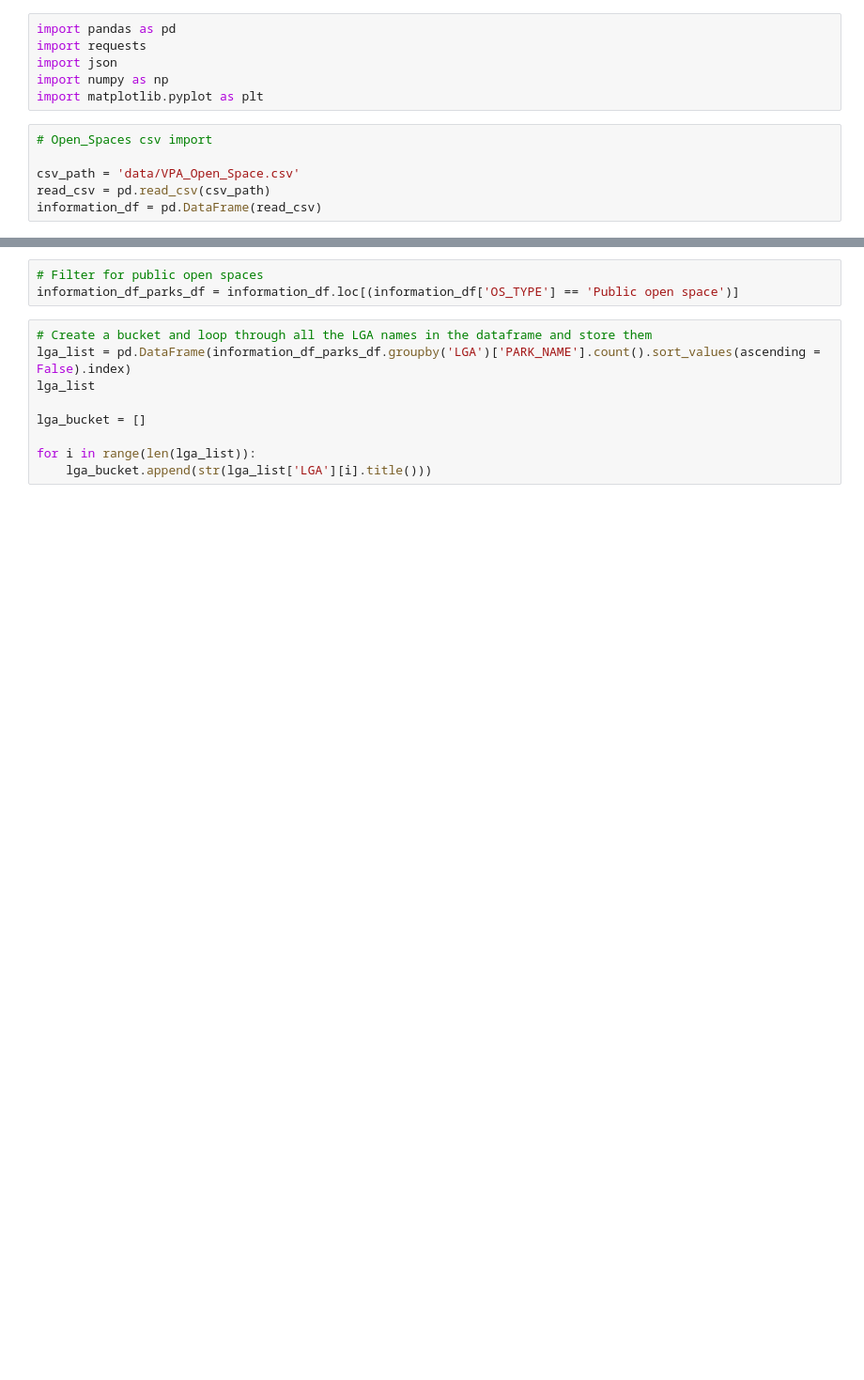
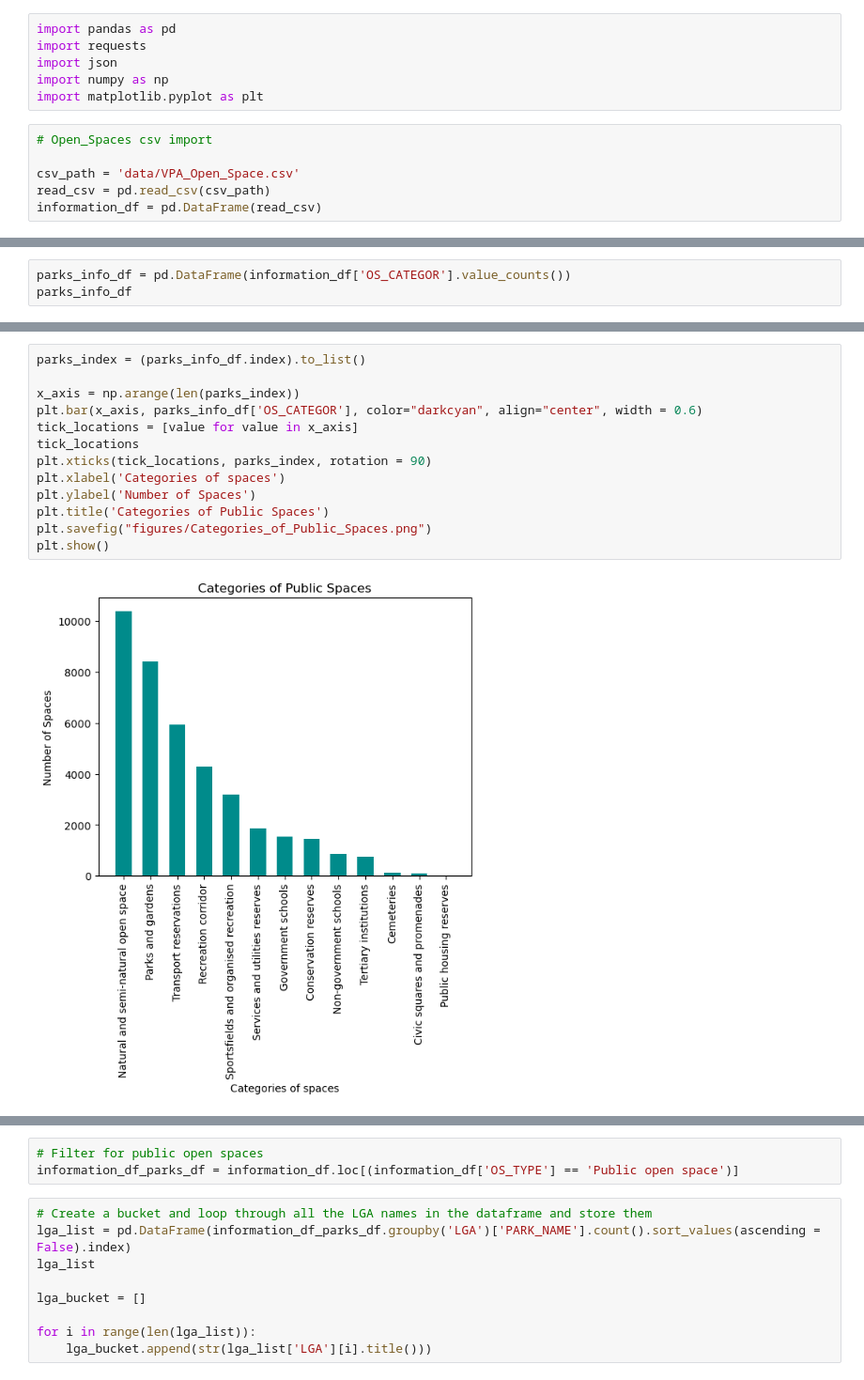
Before and after one commit to au-jr/Group-Project-1, a Jupyter notebook: john_working.ipynb, the cells around one changed output, grey strips where cells are left out. Shown at 94% size. Drawn from its saved outputs; the diff is of its cells as text; blank space fills up the shorter version.

Commit message:
Added park info visualisations and created the figures folder

```diff
--- a/john_working.ipynb
+++ b/john_working.ipynb
@@ -12,0 +29,3 @@ information_df = pd.DataFrame(read_csv)
+# %%
+parks_info_df = pd.DataFrame(information_df['OS_CATEGOR'].value_counts())
+parks_info_df
@@ -12,0 +47,15 @@ information_df = pd.DataFrame(read_csv)
+# %%
+parks_index = (parks_info_df.index).to_list()
+
+x_axis = np.arange(len(parks_index))
+plt.bar(x_axis, parks_info_df['OS_CATEGOR'], color="darkcyan", align="center", width = 0.6)
+tick_locations = [value for value in x_axis]
+tick_locations
+plt.xticks(tick_locations, parks_index, rotation = 90)
+plt.xlabel('Categories of spaces')
+plt.ylabel('Number of Spaces')
+plt.title('Categories of Public Spaces')
+plt.savefig("figures/Categories_of_Public_Spaces.png")
+plt.show()
+# %% [output]
+[figure, added]
```
Also changed, not shown: parts of 16 cells of this notebook.
